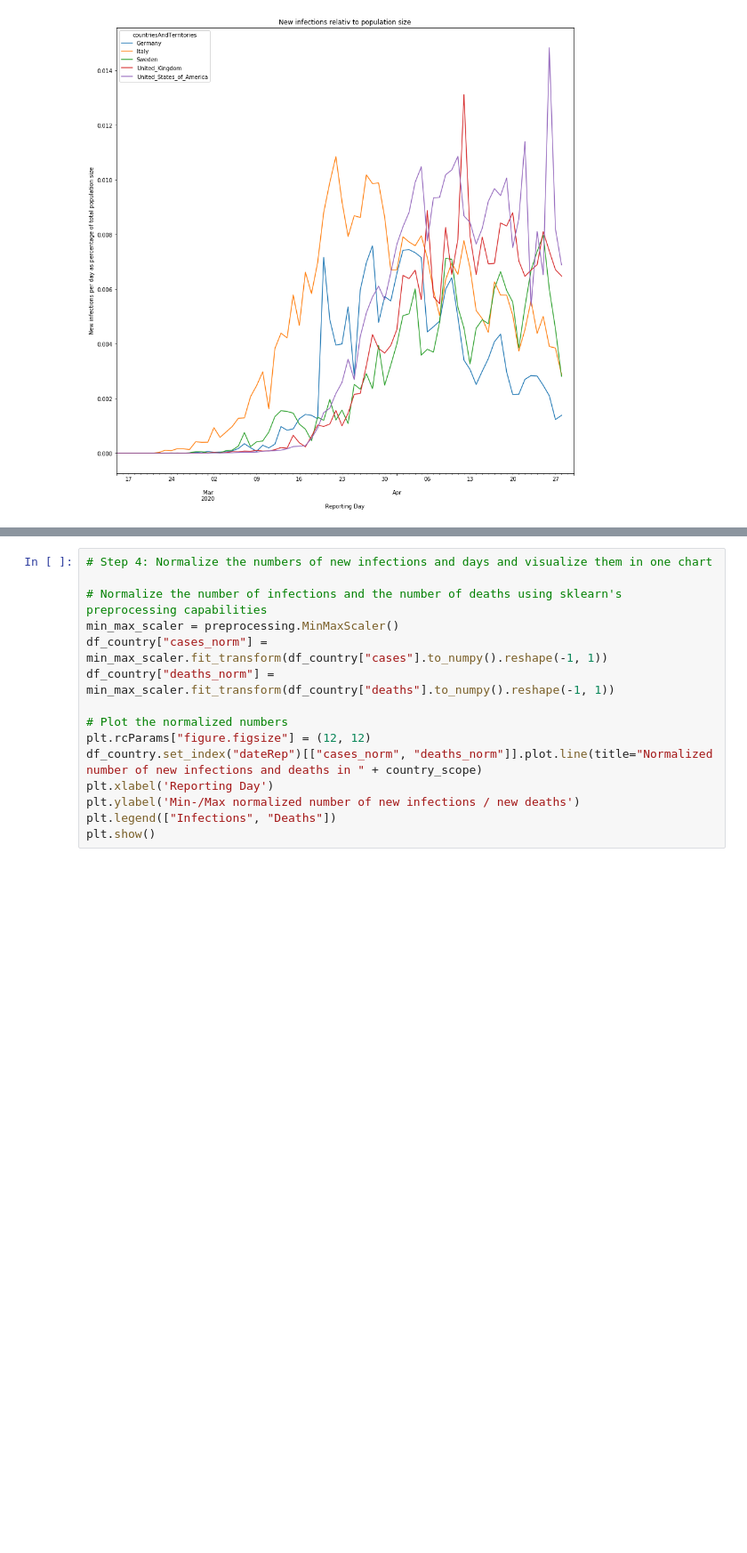
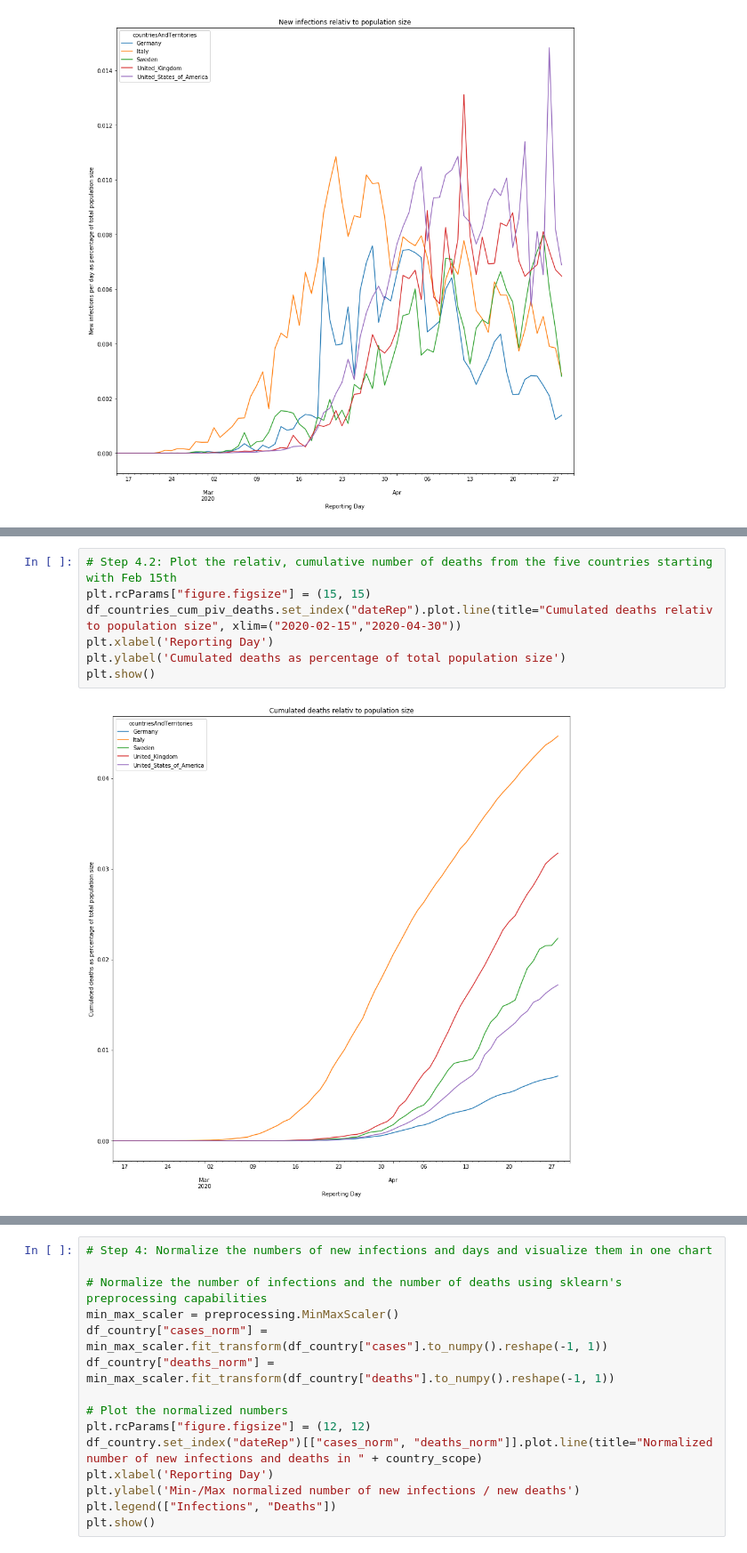
Before and after one commit to praemisit/COVID19_DataExploration, a Jupyter notebook: COVID19_DataExploration.ipynb, the cells around one changed output, grey strips where cells are left out. Shown at 89% size. Drawn from its saved outputs; the diff is of its cells as text; blank space fills up the shorter version.

```diff
--- a/COVID19_DataExploration.ipynb
+++ b/COVID19_DataExploration.ipynb
@@ -409,0 +490,9 @@ plt.show()
+# %%
+# Step 4.2: Plot the relativ, cumulative number of deaths from the five countries starting with Feb 15th
+plt.rcParams["figure.figsize"] = (15, 15)
+df_countries_cum_piv_deaths.set_index("dateRep").plot.line(title="Cumulated deaths relativ to population size", xlim=("2020-02-15","2020-04-30"))
+plt.xlabel('Reporting Day')
+plt.ylabel('Cumulated deaths as percentage of total population size')
+plt.show()
+# %% [output]
+[figure, added]
```
Also changed, not shown: parts of 13 cells of this notebook, 4 other files.
